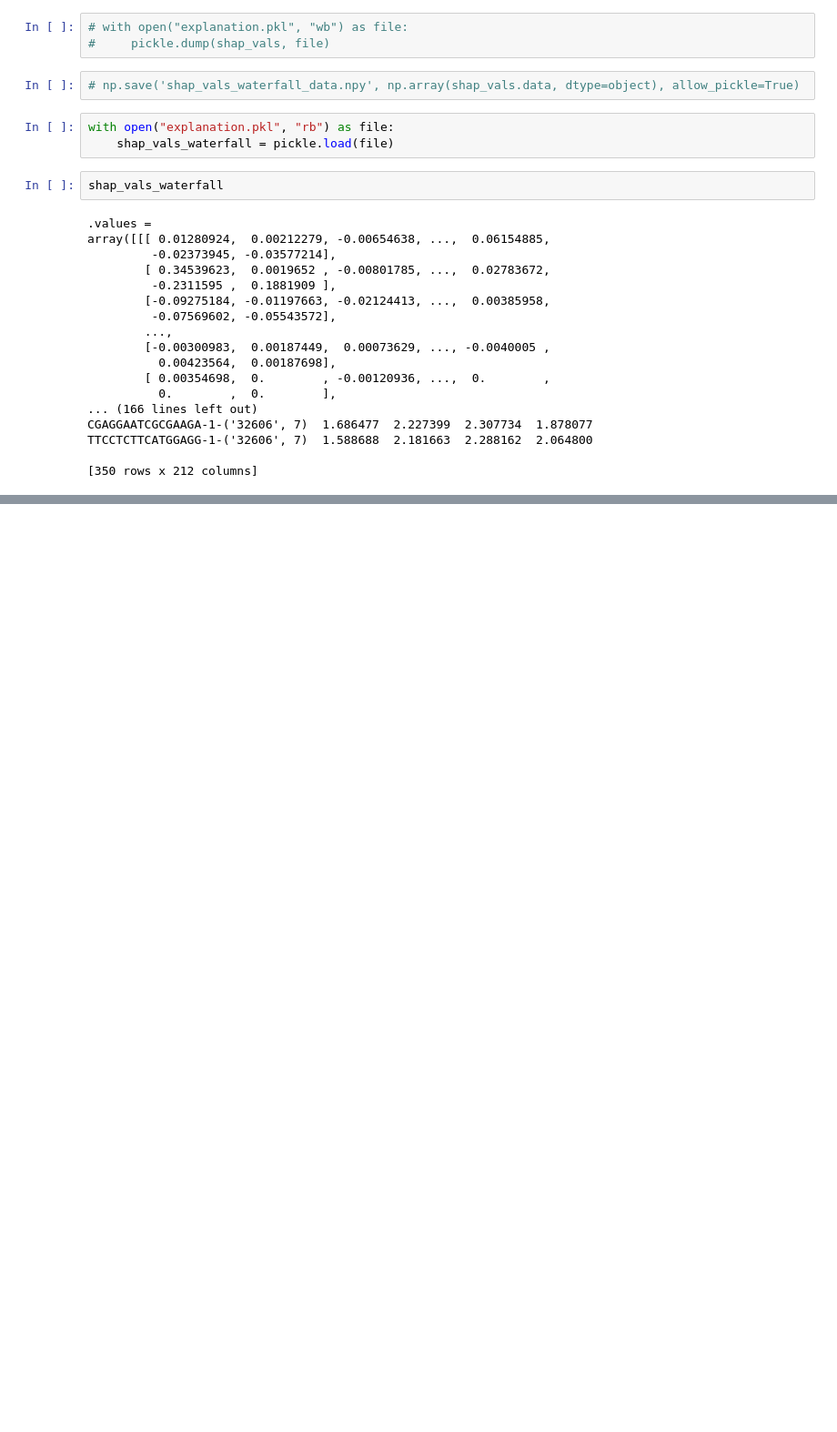
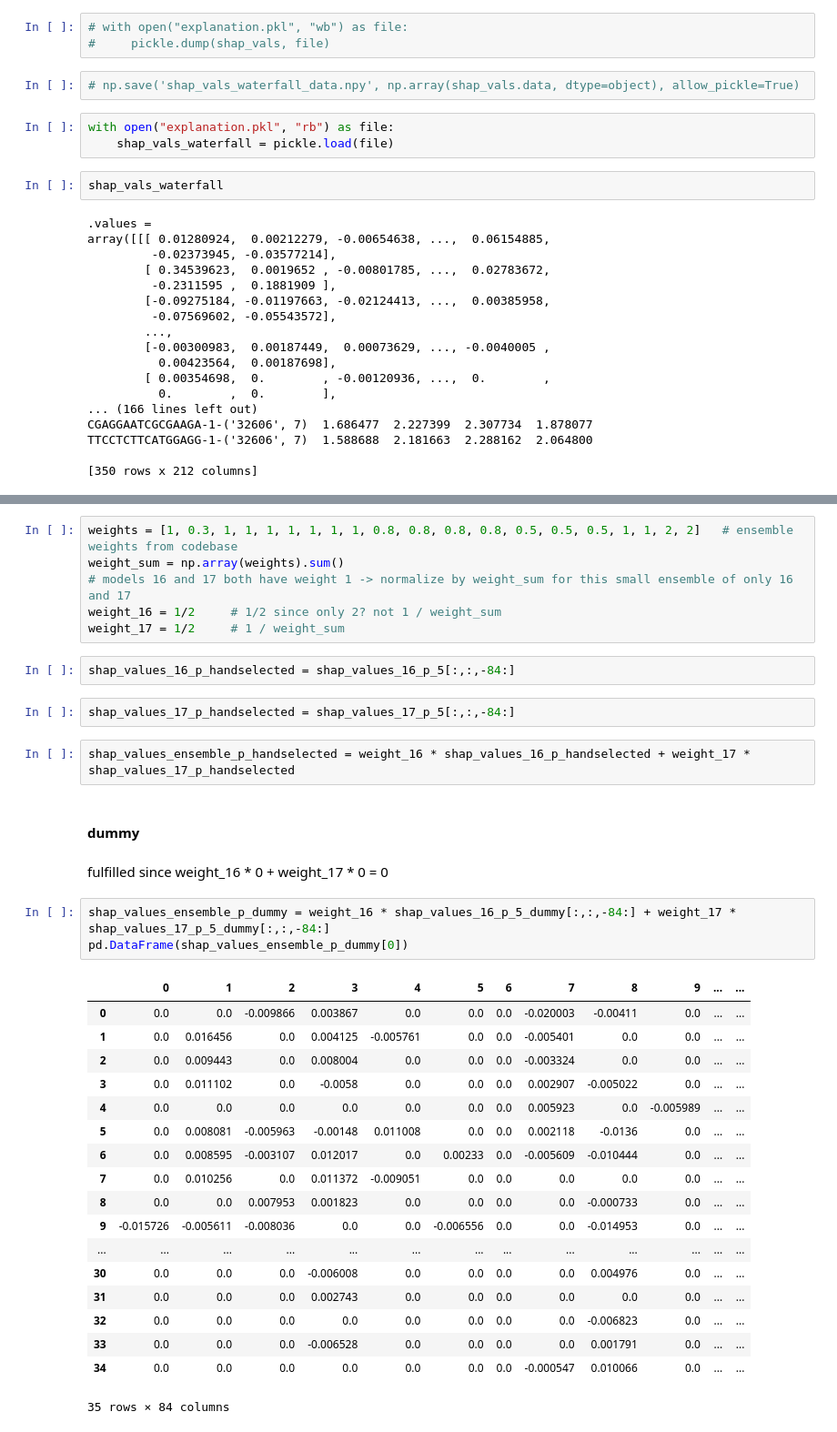
Before and after one commit to valentina-kg/open-problems-multimodal-3rd-solution, a Jupyter notebook: code/4.model/pred/shap.ipynb, the cells around one changed output, grey strips where cells are left out. Shown at 91% size. Saved outputs shown, nothing was run; the diff lists cells and outputs as text; blank space fills up the shorter version.

```diff
--- a/code/4.model/pred/shap.ipynb
+++ b/code/4.model/pred/shap.ipynb
@@ -642,0 +751,38 @@ X_test:  (350, 148)
+# %%
+weights = [1, 0.3, 1, 1, 1, 1, 1, 1, 1, 0.8, 0.8, 0.8, 0.8, 0.5, 0.5, 0.5, 1, 1, 2, 2]   # ensemble weights from codebase
+weight_sum = np.array(weights).sum()
+# models 16 and 17 both have weight 1 -> normalize by weight_sum for this small ensemble of only 16 and 17
+weight_16 = 1/2     # 1/2 since only 2? not 1 / weight_sum
+weight_17 = 1/2     # 1 / weight_sum
+# %%
+shap_values_16_p_handselected = shap_values_16_p_5[:,:,-84:]
+# %%
+shap_values_17_p_handselected = shap_values_17_p_5[:,:,-84:]
+# %%
+shap_values_ensemble_p_handselected = weight_16 * shap_values_16_p_handselected + weight_17 * shap_values_17_p_handselected
+# %% [markdown]
+#### dummy
+# %% [markdown]
+fulfilled since weight_16 * 0 + weight_17 * 0 = 0
+# %%
+shap_values_ensemble_p_dummy = weight_16 * shap_values_16_p_5_dummy[:,:,-84:] + weight_17 * shap_values_17_p_5_dummy[:,:,-84:]
+pd.DataFrame(shap_values_ensemble_p_dummy[0])
+# %% [output]
+|  | 0 | 1 | 2 | 3 | 4 | 5 | 6 | 7 | 8 | 9 | ... | ... |
+| 0 | 0.0 | 0.0 | -0.009866 | 0.003867 | 0.0 | 0.0 | 0.0 | -0.020003 | -0.00411 | 0.0 | ... | ... |
+| 1 | 0.0 | 0.016456 | 0.0 | 0.004125 | -0.005761 | 0.0 | 0.0 | -0.005401 | 0.0 | 0.0 | ... | ... |
+| 2 | 0.0 | 0.009443 | 0.0 | 0.008004 | 0.0 | 0.0 | 0.0 | -0.003324 | 0.0 | 0.0 | ... | ... |
+| 3 | 0.0 | 0.011102 | 0.0 | -0.0058 | 0.0 | 0.0 | 0.0 | 0.002907 | -0.005022 | 0.0 | ... | ... |
+| 4 | 0.0 | 0.0 | 0.0 | 0.0 | 0.0 | 0.0 | 0.0 | 0.005923 | 0.0 | -0.005989 | ... | ... |
+| 5 | 0.0 | 0.008081 | -0.005963 | -0.00148 | 0.011008 | 0.0 | 0.0 | 0.002118 | -0.0136 | 0.0 | ... | ... |
+| 6 | 0.0 | 0.008595 | -0.003107 | 0.012017 | 0.0 | 0.00233 | 0.0 | -0.005609 | -0.010444 | 0.0 | ... | ... |
+| 7 | 0.0 | 0.010256 | 0.0 | 0.011372 | -0.009051 | 0.0 | 0.0 | 0.0 | 0.0 | 0.0 | ... | ... |
+| 8 | 0.0 | 0.0 | 0.007953 | 0.001823 | 0.0 | 0.0 | 0.0 | 0.0 | -0.000733 | 0.0 | ... | ... |
+| 9 | -0.015726 | -0.005611 | -0.008036 | 0.0 | 0.0 | -0.006556 | 0.0 | 0.0 | -0.014953 | 0.0 | ... | ... |
+| ... | ... | ... | ... | ... | ... | ... | ... | ... | ... | ... | ... | ... |
+| 30 | 0.0 | 0.0 | 0.0 | -0.006008 | 0.0 | 0.0 | 0.0 | 0.0 | 0.004976 | 0.0 | ... | ... |
+| 31 | 0.0 | 0.0 | 0.0 | 0.002743 | 0.0 | 0.0 | 0.0 | 0.0 | 0.0 | 0.0 | ... | ... |
+| 32 | 0.0 | 0.0 | 0.0 | 0.0 | 0.0 | 0.0 | 0.0 | 0.0 | -0.006823 | 0.0 | ... | ... |
+| 33 | 0.0 | 0.0 | 0.0 | -0.006528 | 0.0 | 0.0 | 0.0 | 0.0 | 0.001791 | 0.0 | ... | ... |
+| 34 | 0.0 | 0.0 | 0.0 | 0.0 | 0.0 | 0.0 | 0.0 | -0.000547 | 0.010066 | 0.0 | ... | ... |
+35 rows × 84 columns
```
Also changed, not shown: parts of 46 cells of this notebook, 11 other files.
